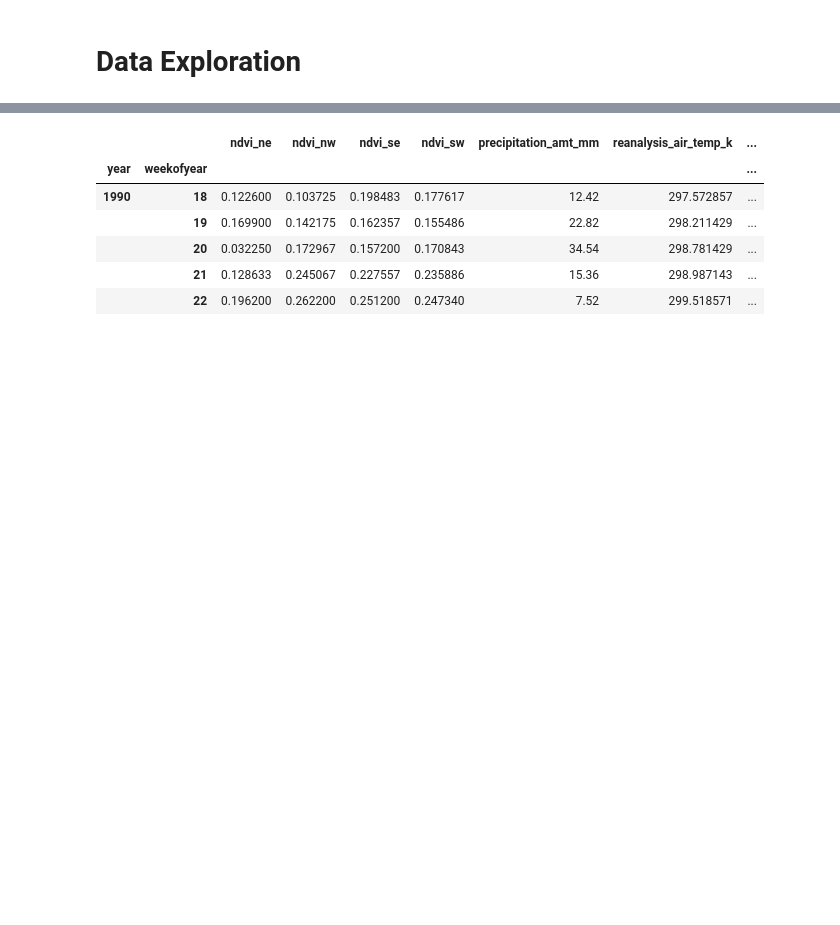
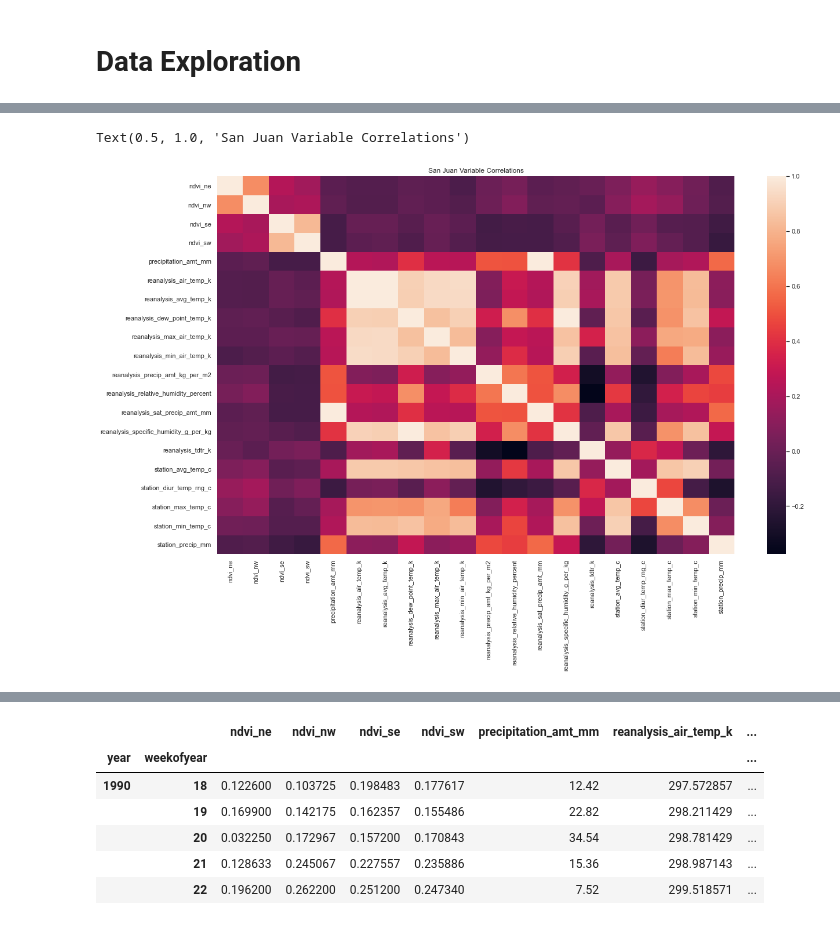
Before and after one commit to dtjldamien/data-driven-dengai, a Jupyter notebook: e0310355_e0406854.ipynb, the cells around one changed output, grey strips where cells are left out. Drawn from its saved outputs; the diff is of its cells as text; code cells hidden in the pictures; blank space fills up the shorter version.

```diff
--- a/e0310355_e0406854.ipynb
+++ b/e0310355_e0406854.ipynb
@@ -69,0 +85,11 @@ sj_train_labels.head()
+# %%
+print('San Juan')
+print('mean: ', sj_train_labels.mean()[0])
+print('var :', sj_train_labels.var()[0])
+
+print('\nIquitos')
+print('mean: ', iq_train_labels.mean()[0])
+print('var :', iq_train_labels.var()[0])
+
+sj_correlations = sj_train_features.corr()
+iq_correlations = iq_train_features.corr()
@@ -69,0 +104,7 @@ sj_train_labels.head()
+# %%
+# plot san juan correlations
+sj_corr_heat = sns.heatmap(sj_correlations)
+plt.title('San Juan Variable Correlations')
+# %% [output]
+Text(0.5, 1.0, 'San Juan Variable Correlations')
+[figure, added]
```
Also changed, not shown: parts of 11 cells of this notebook.
